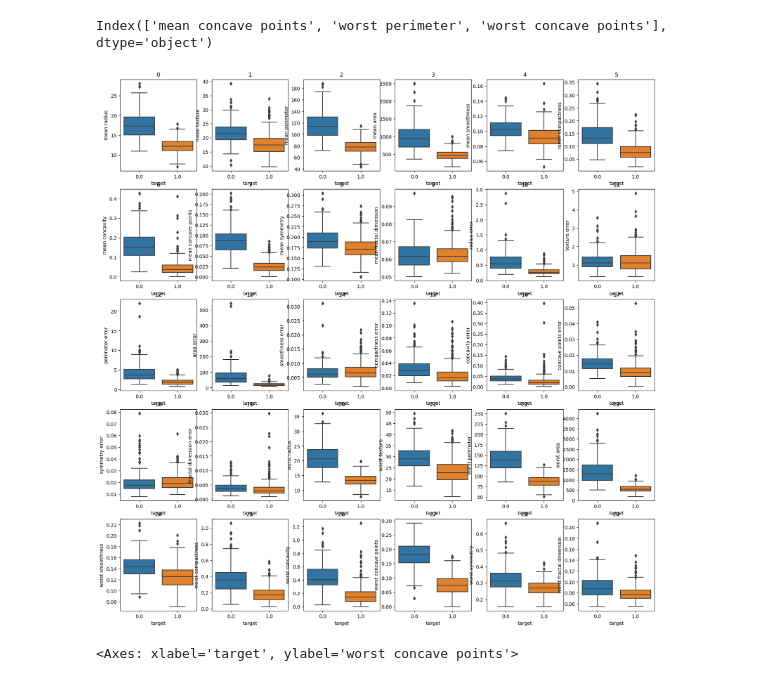
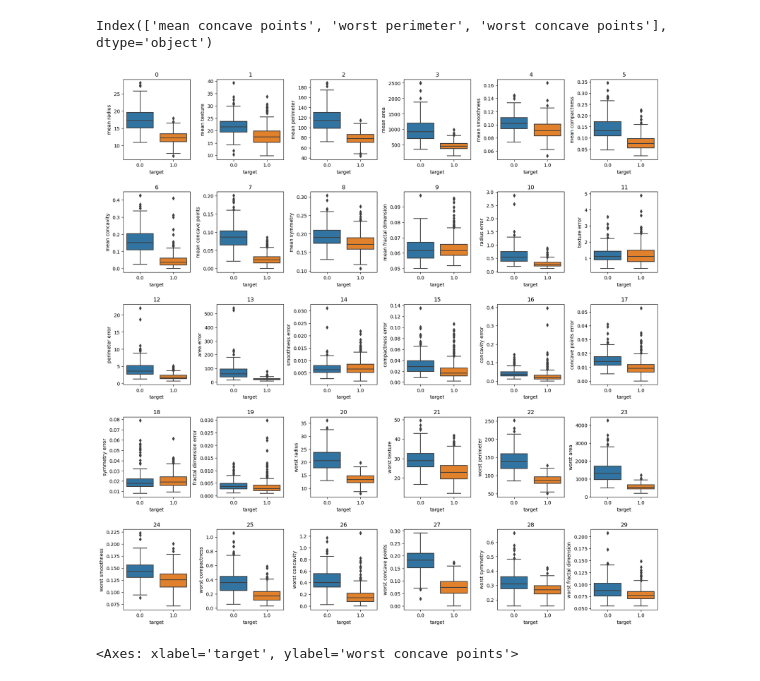
Before and after one commit to seikenberry1/ML_Course, a Jupyter notebook: Lectures/Logistic_Regression_Intro.ipynb, the cells around one changed output. Cells and saved outputs as stored; diff of their text form; code cells hidden in the pictures.

```diff
--- a/Lectures/Logistic_Regression_Intro.ipynb
+++ b/Lectures/Logistic_Regression_Intro.ipynb
@@ -177,13 +177,15 @@ Index(['mean concave points', 'worst perimeter', 'worst concave points'], dtype=
 # %%
 fig1, ax1 = plt.subplots(5, 6, figsize=(20,20))
 
 ax1 = ax1.flatten()
 
 for i in range(30):
     sns.boxplot(data=df, y=df[df.columns[i]], x='target', ax=ax1[i])
     ax1[i].set_title(str(i))
+
+plt.subplots_adjust(wspace=.4, hspace=.4)
 # %% [output]
-[figure, old version]
+[figure, new version]
 # %%
 fig1, ax1 = plt.subplots(1, 2, figsize=(12,5))
 
```
Also changed, not shown: parts of 6 cells of this notebook, 1 other file.
